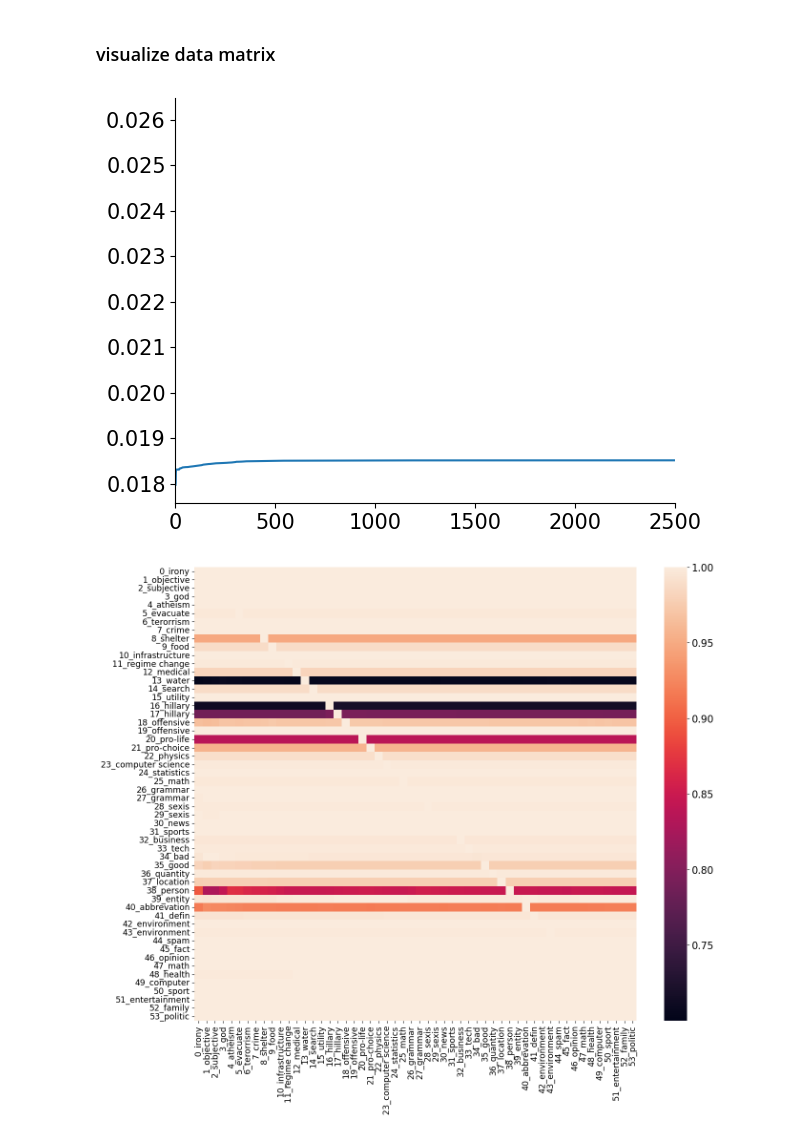
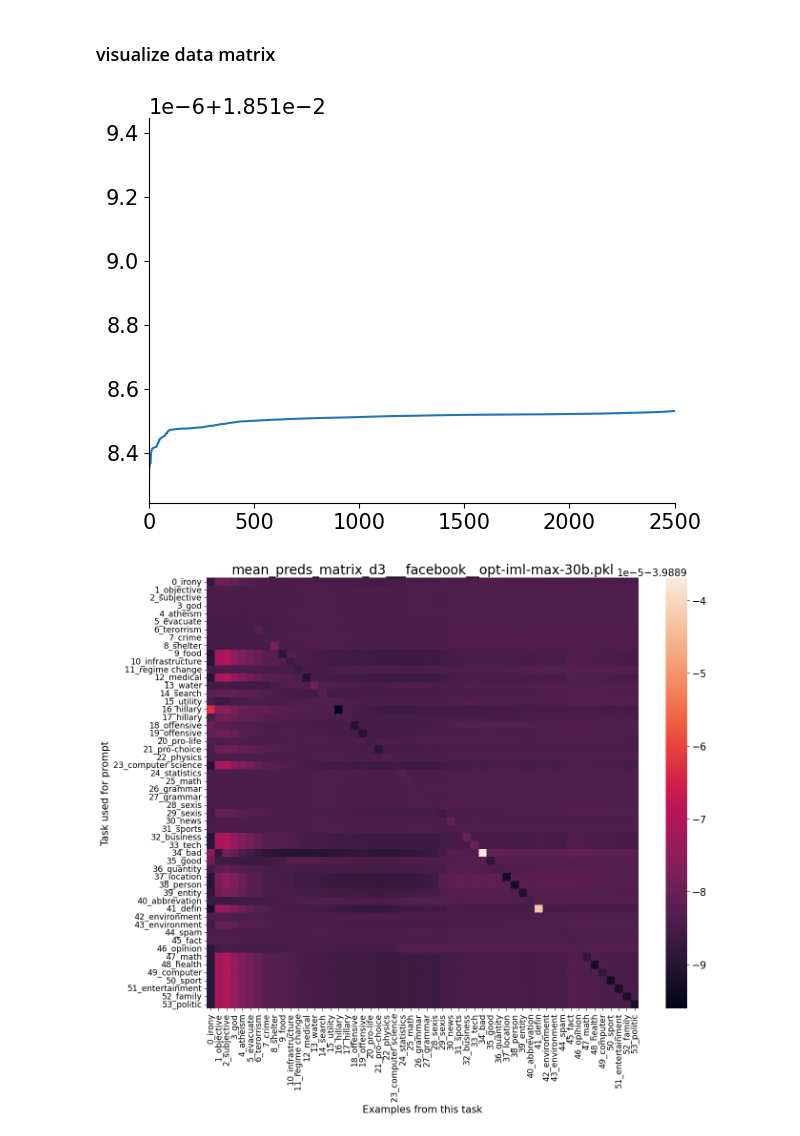
Before and after one commit to microsoft/automated-explanations, a Jupyter notebook: notebooks/00_eda_d3.ipynb, the cells around one changed output. Cells and saved outputs as stored; diff of their text form; code cells hidden in the pictures.

Commit message:
run opt-iml mean_preds

```diff
--- a/notebooks/00_eda_d3.ipynb
+++ b/notebooks/00_eda_d3.ipynb
@@ -18,7 +18,9 @@ from scipy.special import softmax
 # %% [markdown]
 ### visualize data matrix
 # %%
-mat = pkl.load(open('../results/mean_preds_matrix_d3.pkl', 'rb'))
+fname = '../results/mean_preds_matrix_d3___facebook__opt-iml-max-30b.pkl'
+# mat = pkl.load(open('../results/mean_preds_matrix_d3.pkl', 'rb'))
+mat = pkl.load(open(fname, 'rb'))
 m = softmax(mat, axis=1)
 n = m.shape[0]
 # %%
@@ -28,21 +30,22 @@ plt.plot(np.sort(m.flatten()))
 plt.xlim((0, 2500))
 plt.show()
 # %% [output]
-[figure, old version]
+[figure, new version]
 # %%
 mp = m
 # divide each row by its max value
-mp = mp / (np.max(mp, axis=1).reshape(-1, 1))
+# mp = mp / (np.max(mp, axis=1).reshape(-1, 1))
 # mp = mp / (np.max(mp, axis=0).T)
-# mp = np.log(mp)
+mp = np.log(mp)
 
 plt.figure(figsize=(14, 12))
+plt.title(os.path.basename(fname))
 sns.heatmap(mp)
 labs = list(map(lambda x: x[3:], list(TASKS_D3.keys())))
 plt.ylabel('Task used for prompt')
 plt.xlabel('Examples from this task')
 plt.yticks(np.arange(len(TASKS_D3)) + 0.5, labels=labs, rotation='horizontal', fontsize='small')
 plt.xticks(np.arange(len(TASKS_D3)) + 0.5, labels=labs, rotation='vertical', fontsize='small')
 plt.show()
 # %% [output]
-[figure, old version]
+[figure, new version]
```
Also changed, not shown: 2 other files.
